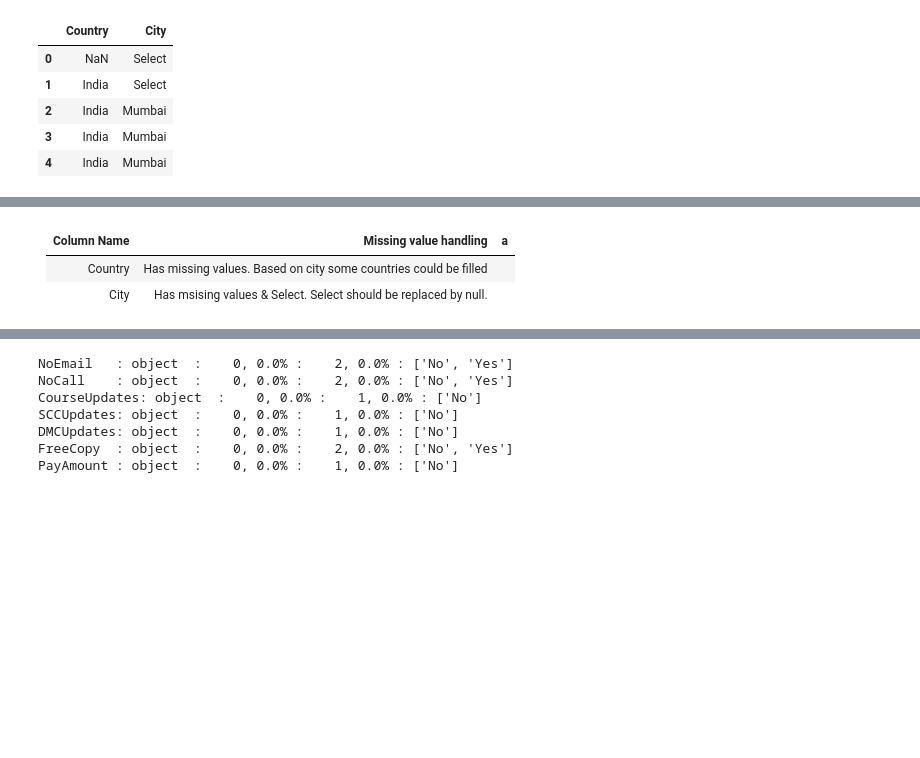
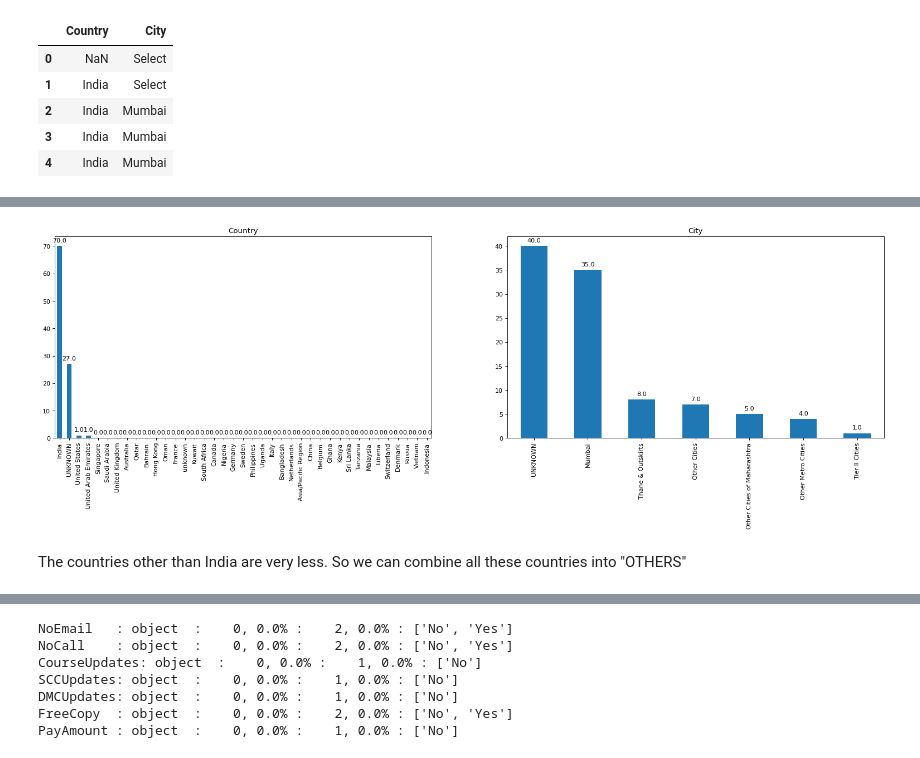
Before and after one commit to sreedevigattu/leadscoring, a Jupyter notebook: LeadScoring.ipynb, the cells around one changed output, grey strips where cells are left out. Drawn from its saved outputs; the diff is of its cells as text; code cells hidden in the pictures; blank space fills up the shorter version.

```diff
--- a/LeadScoring.ipynb
+++ b/LeadScoring.ipynb
@@ -164,5 +393,8 @@ City      : object  : 1420, 15.4% :    8, 0.1% : ['Select', 'Mumbai', nan, 'Than
-# %% [markdown]
-| Column Name | Missing value handling| a |
-|---|---|---|
-| Country | Has missing values. Based on city some countries could be filled | |
-| City | Has msising values & Select. Select should be replaced by null. | |
+# %%
+plt.figure(figsize=(24, 6), dpi=80)
+ax = plt.subplot(1, 2, 1); utils.valueCounts(df, 'Country',ax)
+ax = plt.subplot(1, 2, 2); utils.valueCounts(df, 'City', ax)
+# %% [output]
+[figure, added]
+# %% [markdown]
+The countries other than India are very less. So we can combine all these countries into "OTHERS"
```
Also changed, not shown: parts of 205 cells of this notebook.
